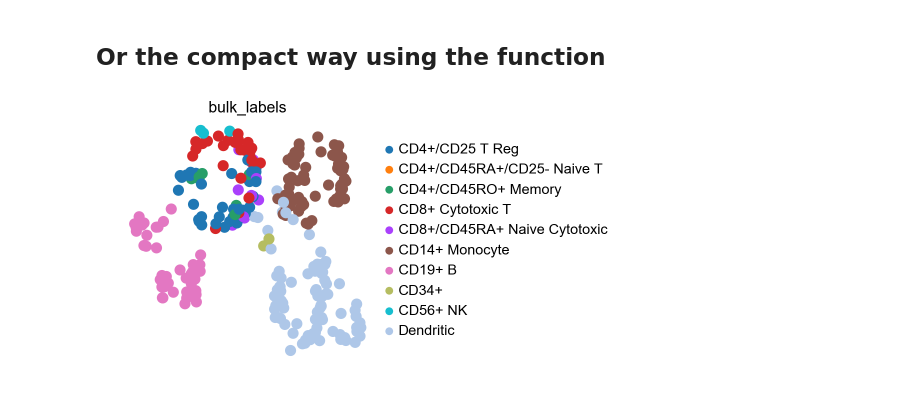
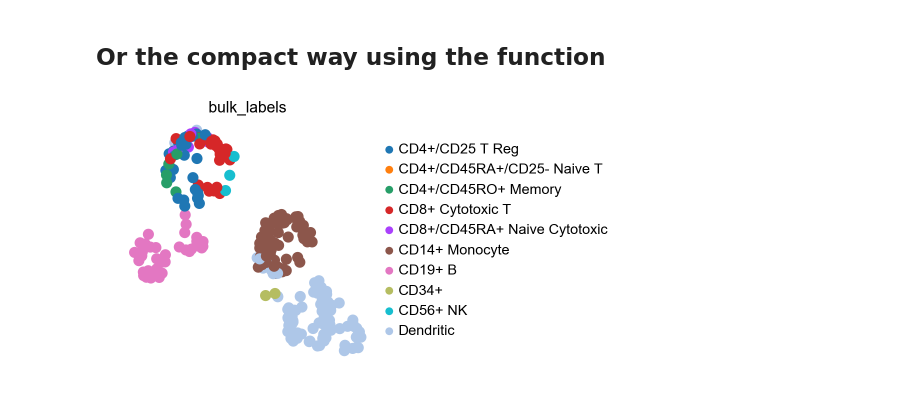
Before and after one commit to Koncopd/anndata-scanpy-benchmarks, a Jupyter notebook: Ingest.ipynb, the cells around one changed output. Cells and saved outputs as stored; diff of their text form; code cells hidden in the pictures.

```diff
--- a/Ingest.ipynb
+++ b/Ingest.ipynb
@@ -39,9 +39,9 @@ sc.pl.umap(adata_lab, color='bulk_labels')
 ingest(adata_new, adata_ref, obs='bulk_labels', embedding_method='umap', labeling_method='knn')
 # same as ingest(adata_new, adata_ref, 'bulk_labels')
 # %%
-sc.pl.umap(adata_lab, color='bulk_labels')
+sc.pl.umap(adata_new, color='bulk_labels')
 # %% [output]
-[figure, old version]
+[figure, new version]
 # %%
 sc.pl.umap(adata_ref, color='bulk_labels')
 # %% [output]
```
Also changed, not shown: parts of 3 cells of this notebook.
